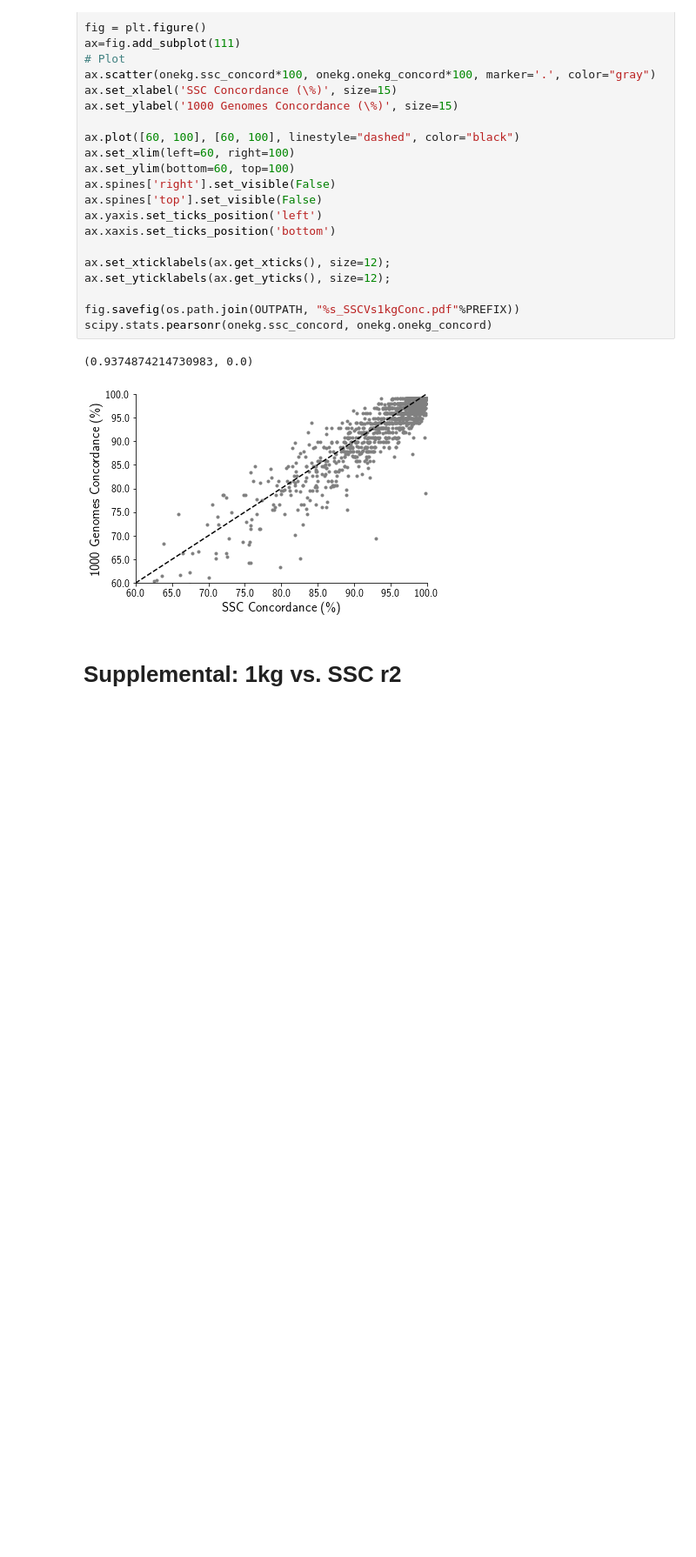
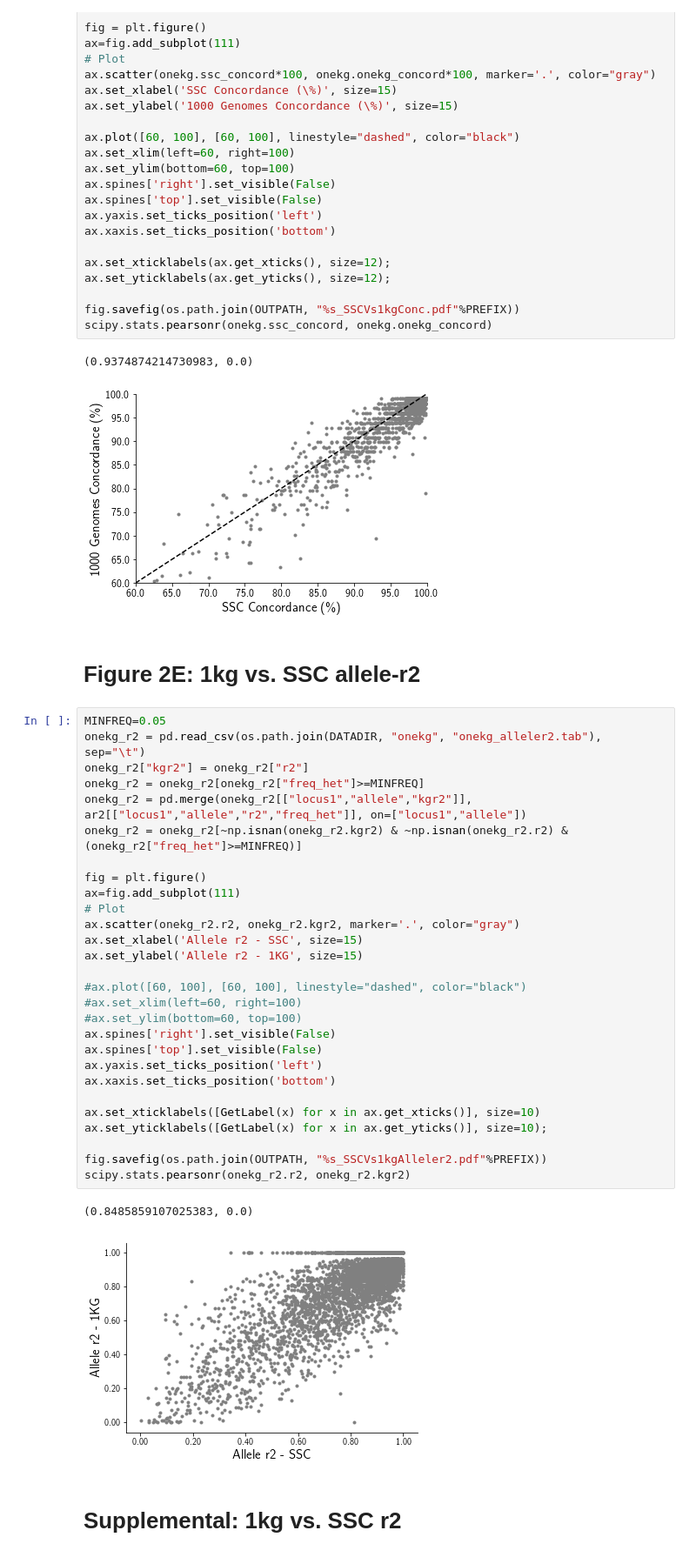
Before and after one commit to gymreklab/ssc-imputation, a Jupyter notebook: haplotype_paper/Figures/Figure2_SSCLD.ipynb, the cells around one changed output. Shown at 87% size. Saved outputs shown, nothing was run; the diff lists cells and outputs as text; blank space fills up the shorter version.

```diff
--- a/haplotype_paper/Figures/Figure2_SSCLD.ipynb
+++ b/haplotype_paper/Figures/Figure2_SSCLD.ipynb
@@ -255,6 +259,39 @@ scipy.stats.pearsonr(onekg.ssc_concord, onekg.onekg_concord)
 # %% [output]
 (0.9374874214730983, 0.0)
 [figure]
+# %% [markdown]
+# Figure 2E: 1kg vs. SSC allele-r2
+# %%
+MINFREQ=0.05
+onekg_r2 = pd.read_csv(os.path.join(DATADIR, "onekg", "onekg_alleler2.tab"), sep="\t")
+onekg_r2["kgr2"] = onekg_r2["r2"]
+onekg_r2 = onekg_r2[onekg_r2["freq_het"]>=MINFREQ]
+onekg_r2 = pd.merge(onekg_r2[["locus1","allele","kgr2"]], ar2[["locus1","allele","r2","freq_het"]], on=["locus1","allele"])
+onekg_r2 = onekg_r2[~np.isnan(onekg_r2.kgr2) & ~np.isnan(onekg_r2.r2) & (onekg_r2["freq_het"]>=MINFREQ)]
+
+fig = plt.figure()
+ax=fig.add_subplot(111)
+# Plot
+ax.scatter(onekg_r2.r2, onekg_r2.kgr2, marker='.', color="gray")
+ax.set_xlabel('Allele r2 - SSC', size=15)
+ax.set_ylabel('Allele r2 - 1KG', size=15)
+
+#ax.plot([60, 100], [60, 100], linestyle="dashed", color="black")
+#ax.set_xlim(left=60, right=100)
+#ax.set_ylim(bottom=60, top=100)
+ax.spines['right'].set_visible(False)
+ax.spines['top'].set_visible(False)
+ax.yaxis.set_ticks_position('left')
+ax.xaxis.set_ticks_position('bottom')
+
+ax.set_xticklabels([GetLabel(x) for x in ax.get_xticks()], size=10)
+ax.set_yticklabels([GetLabel(x) for x in ax.get_yticks()], size=10);
+
+fig.savefig(os.path.join(OUTPATH, "%s_SSCVs1kgAlleler2.pdf"%PREFIX))
+scipy.stats.pearsonr(onekg_r2.r2, onekg_r2.kgr2)
+# %% [output]
+(0.8485859107025383, 0.0)
+[figure, added]
 # %% [markdown]
 # Supplemental: 1kg vs. SSC r2
 # %%
```
Also changed, not shown: parts of 9 cells of this notebook, 3 other files.
